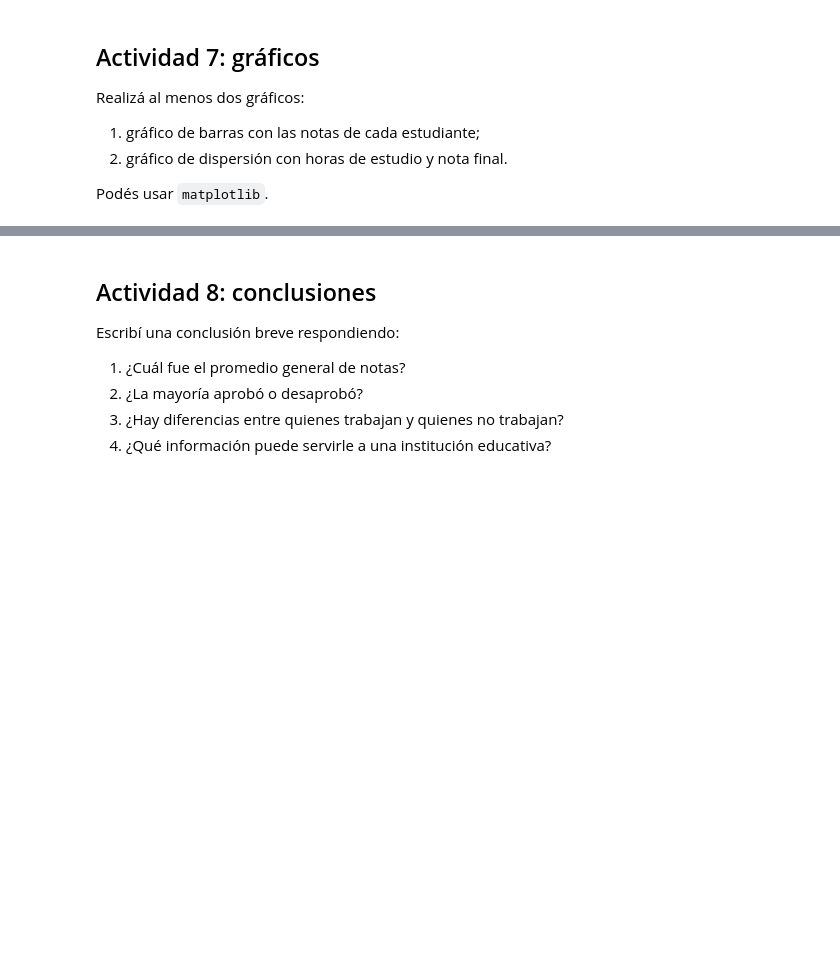
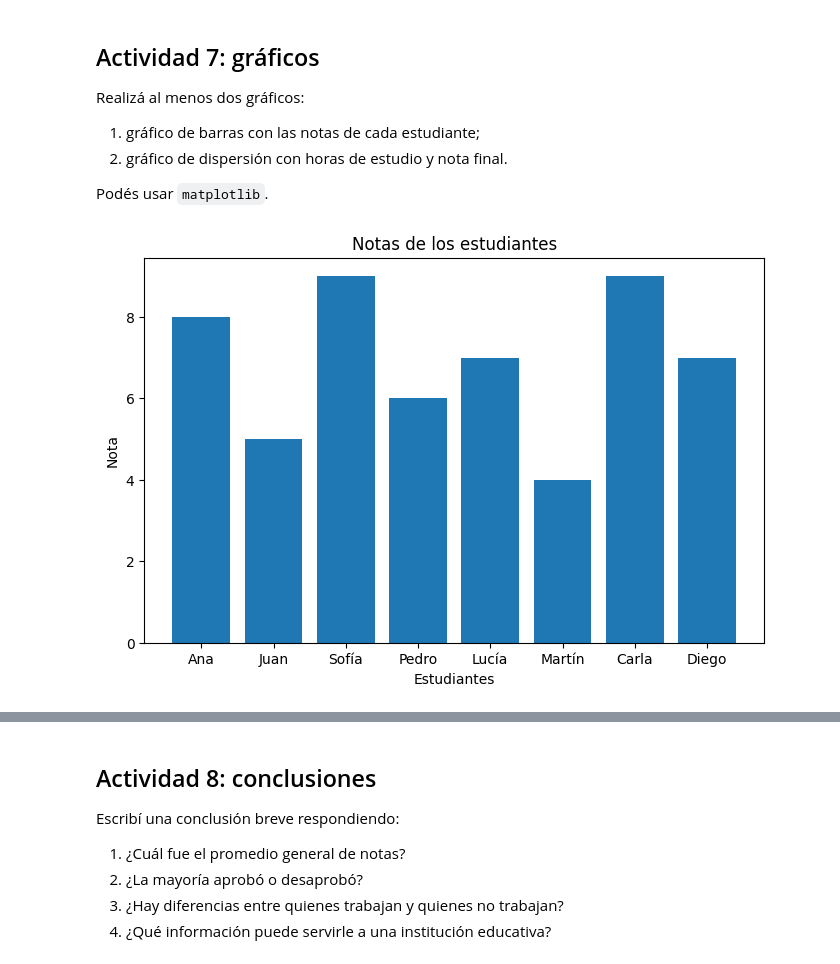
Before and after one commit to eigusjaramamani/trabajo_final_IAPOD26, a Jupyter notebook: TP_Integrador_Simple_Consignas_Completo_Final.ipynb, the cells around one changed output, grey strips where cells are left out. Saved outputs shown, nothing was run; the diff lists cells and outputs as text; code cells hidden in the pictures; blank space fills up the shorter version.

```diff
--- a/TP_Integrador_Simple_Consignas_Completo_Final.ipynb
+++ b/TP_Integrador_Simple_Consignas_Completo_Final.ipynb
@@ -82,0 +112,11 @@ Luego contá cuántos estudiantes aprobaron y cuántos desaprobaron.
+# %%
+# Escribí tu código acá
+#Creando la columna estado
+df['estado'] = df['nota'].apply(lambda x: 'Aprobado' if x >= 6 else 'Desaprobado')
+
+#Contando la cantidad de estudiantes aprobados y desaprobados
+aprobados = df[df['estado'] == 'Aprobado'].shape[0]
+desaprobados = df[df['estado'] == 'Desaprobado'].shape[0]
+
+print("Cantidad de estudiantes aprobados:", aprobados)
+print("Cantidad de estudiantes desaprobados:", desaprobados)
@@ -122,0 +206,13 @@ Podés usar `matplotlib`.
+# %%
+#Gráfico de barras con las notas de cada estudiante
+plt.figure(figsize=(8,5))
+
+plt.bar(df["nombre"], df["nota"])
+
+plt.title("Notas de los estudiantes")
+plt.xlabel("Estudiantes")
+plt.ylabel("Nota")
+
+plt.show()
+# %% [output]
+[figure, added]
```
Also changed, not shown: parts of 15 cells of this notebook.
